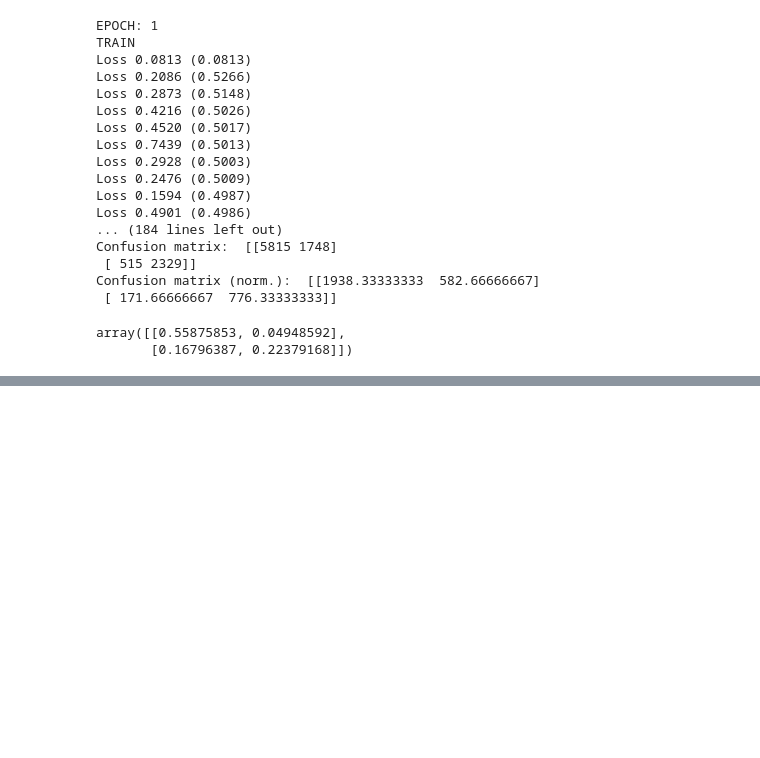
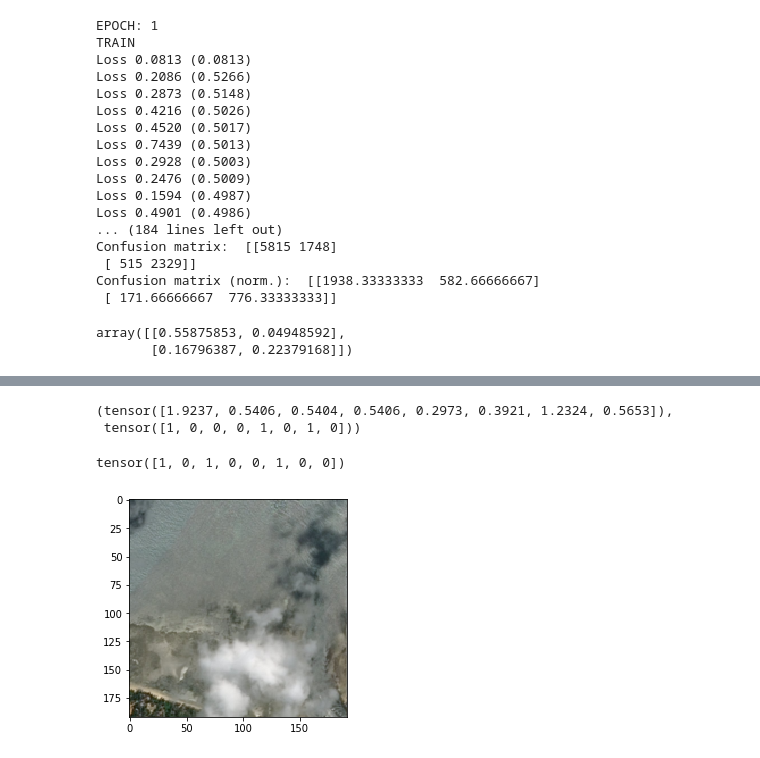
Before and after one commit to mozzhorin/ML-PR18, a Jupyter notebook: martins_classes.ipynb, the cells around one changed output, grey strips where cells are left out. Saved outputs shown, nothing was run; the diff lists cells and outputs as text; code cells hidden in the pictures; blank space fills up the shorter version.

```diff
--- a/martins_classes.ipynb
+++ b/martins_classes.ipynb
@@ -245,7 +246,7 @@ class AirbusDS:
 # %%
 device = torch.device("cuda" if torch.cuda.is_available() else "cpu")
 is_gpu = torch.cuda.is_available()
-batch_size = 4
+batch_size = 8
 workers = 4
 path = '../airbus/'
 aug=True
@@ -306,8 +307,8 @@ class CNN_fashion(nn.Module):
 A good baseline is a Cross Entropy loss (Log Softmax + negative log-likelihood) and a stochastic gradient descent (SGD) algorithm with a baseline learning rate of 0.01. If we want to we can use additional momenta or regularization terms (such as L2 - Tikhonov regularization commonly reffered to as weight-decay in ML).
 # %%
 # Define optimizer and loss function (criterion)
-model = CNN_fashion(2).to(device)
-
+#model = CNN_fashion(2).to(device)
+model = torch.load('CNN_fashion.model', map_location='cpu').to(device)
 criterion = nn.CrossEntropyLoss().to(device)
 
 # we can use advanced stochastic gradient descent algorithms
@@ -483,4 +484,8 @@ confus.T/len(dataset.valset)
 # %% [output]
 array([[0.55875853, 0.04948592],
        [0.16796387, 0.22379168]])
+# %%
+def imshow(img):
+    npimg = img.numpy()
+    plt.imshow(np.transpose(npimg, (1, 2, 0)))
 # %%
@@ -487,0 +493,7 @@ torch.save(model, '../CNN_fashion.model')
+# %%
+model.eval()
+dataiter = iter(dataset.val_loader)
+images, labels = dataiter.next()
+images = images.to(device).float()
+labels = labels.to(device).long()
+outputs = model(images)
@@ -487,0 +529,13 @@ torch.save(model, '../CNN_fashion.model')
+# %%
+torch.max(outputs.data, 1)
+# %% [output]
+(tensor([1.9237, 0.5406, 0.5404, 0.5406, 0.2973, 0.3921, 1.2324, 0.5653]),
+ tensor([1, 0, 0, 0, 1, 0, 1, 0]))
+# %%
+labels
+# %% [output]
+tensor([1, 0, 1, 0, 0, 1, 0, 0])
+# %%
+imshow(images[5])
+# %% [output]
+[figure, added]
```
Also changed, not shown: parts of 6 cells of this notebook, 11 other files.
